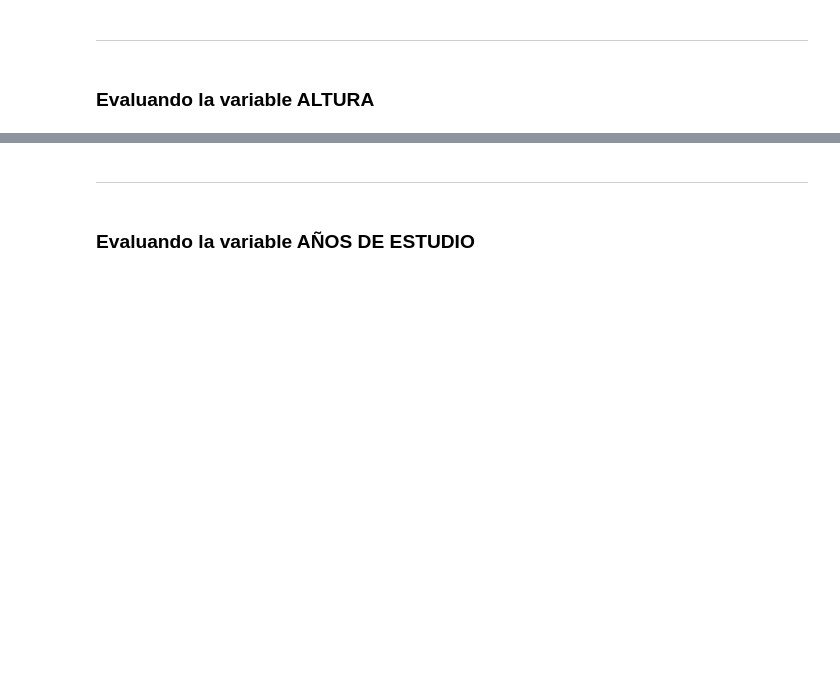
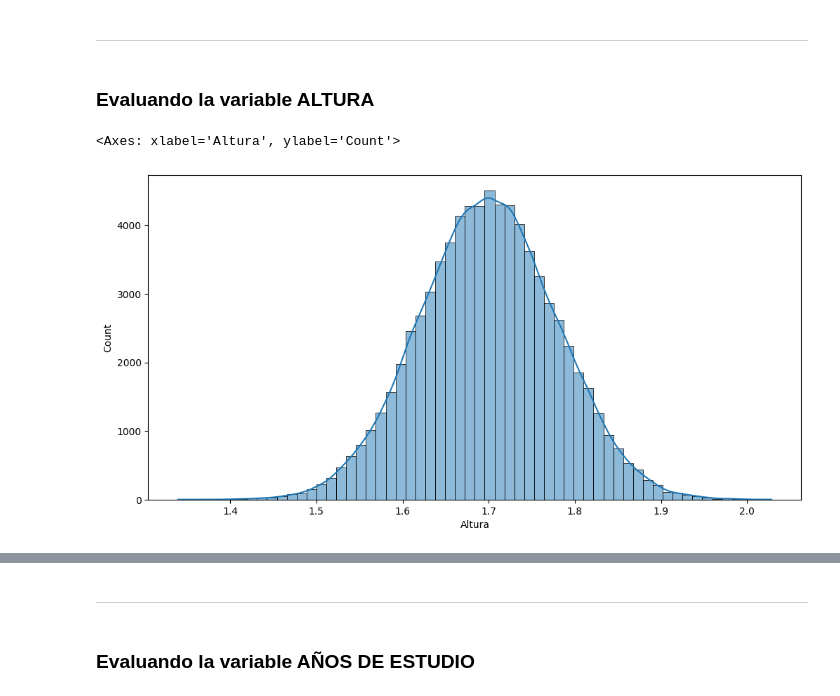
Before and after one commit to Luis1g/Estad-stica-Frecuencias_medias-, a Jupyter notebook: Curso_de_Estadística_con_Python_1.ipynb, the cells around one changed output, grey strips where cells are left out. Drawn from its saved outputs; the diff is of its cells as text; code cells hidden in the pictures; blank space fills up the shorter version.

```diff
--- a/Curso_de_Estadística_con_Python_1.ipynb
+++ b/Curso_de_Estadística_con_Python_1.ipynb
@@ -659,3 +857,10 @@ La moda se puede definir como el valor más frecuente de un conjunto de datos. L
 ***
 # %% [markdown]
 ### Evaluando la variable ALTURA
+# %%
+ax = sns.histplot(datos.Altura, bins=60, kde= True)
+ax.figure.set_size_inches(12,6)
+ax
+# %% [output]
+<Axes: xlabel='Altura', ylabel='Count'>
+[figure, added]
```
Also changed, not shown: parts of 36 cells of this notebook.
